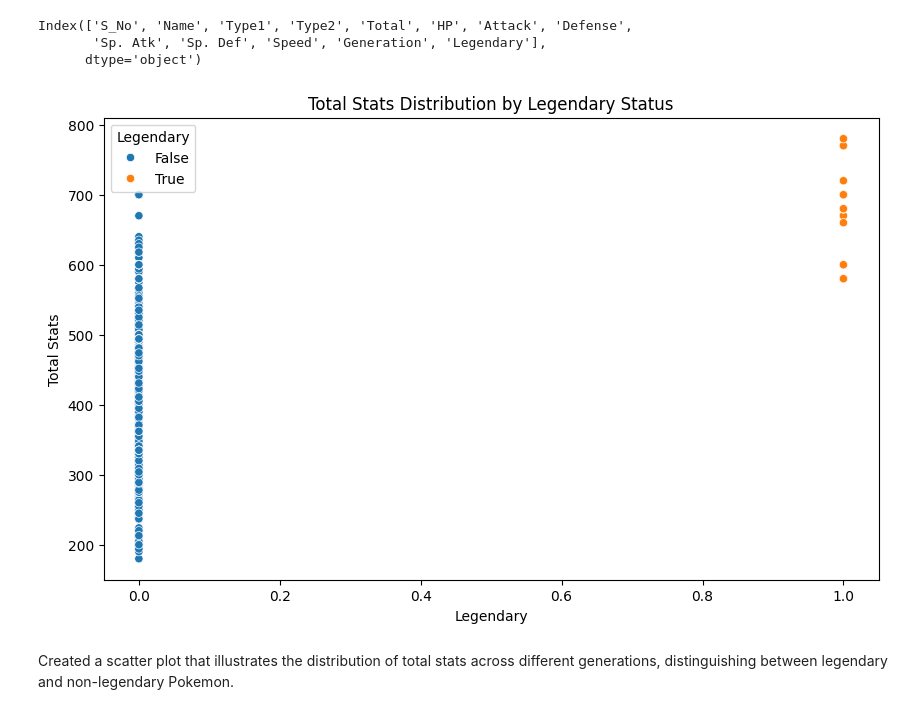
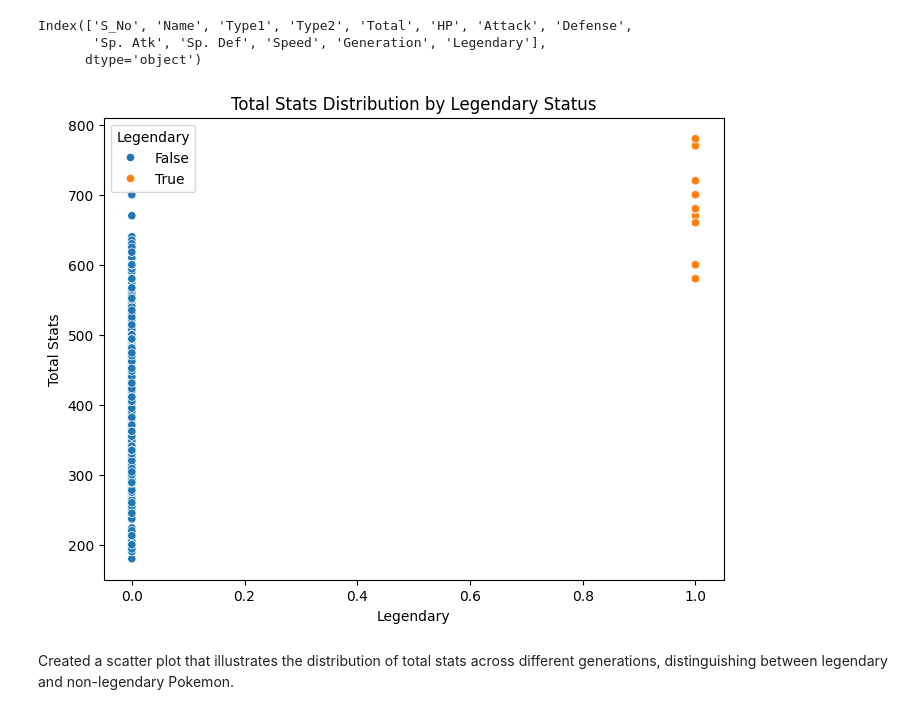
Before and after one commit to PVNgopal07/Machine-Learning, a Jupyter notebook: EDA(assignment).ipynb, the cells around one changed output. Saved outputs shown, nothing was run; the diff lists cells and outputs as text; code cells hidden in the pictures.

```diff
--- a/EDA(assignment).ipynb
+++ b/EDA(assignment).ipynb
@@ -175,14 +195,14 @@ Index(['S_No', 'Name', 'Type1', 'Type2', 'Total', 'HP', 'Attack', 'Defense',
       dtype='object')
 # %%
 # Create the factorplot
-plt.figure(figsize=(10, 6))
+plt.figure(figsize=(8, 6))
 sns.scatterplot(x='Legendary', y='Total', data=pokemon, hue='Legendary')
 plt.title('Total Stats Distribution by Legendary Status')
 plt.xlabel('Legendary')
 plt.ylabel('Total Stats')
 plt.show()
 # %% [output]
-[figure, old version]
+[figure, new version]
 # %% [markdown]
 Created a scatter plot that illustrates the distribution of total stats across different generations, distinguishing between legendary and non-legendary Pokemon.
 # %%
```
Also changed, not shown: parts of 6 cells of this notebook.
